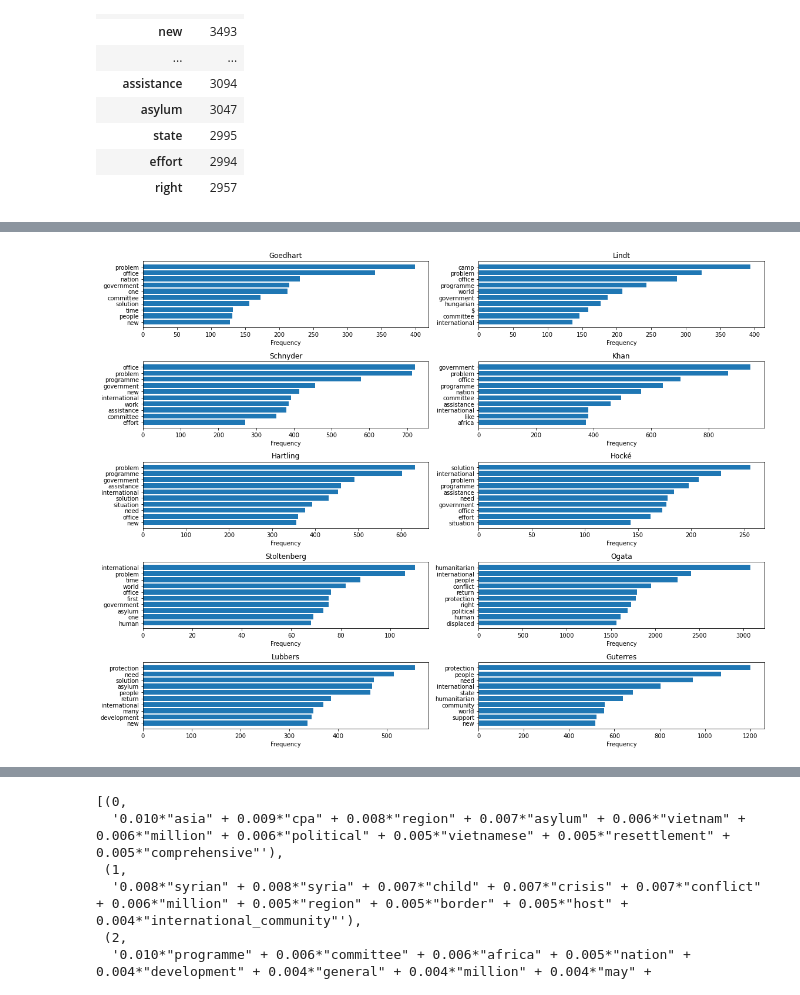
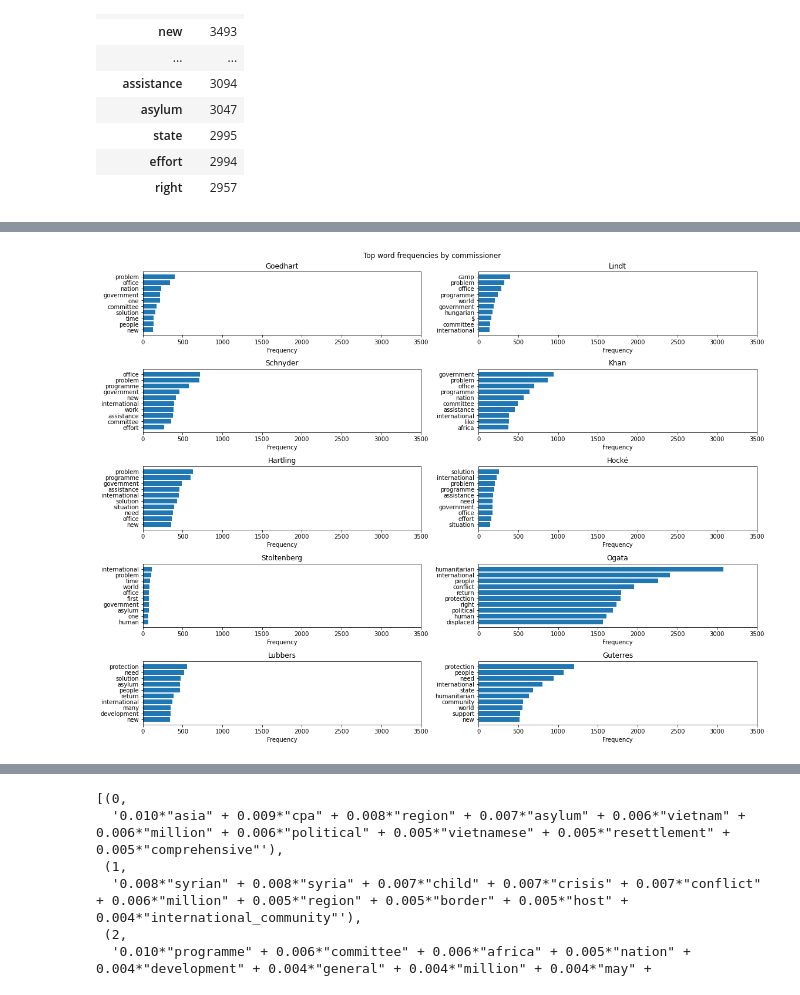
Before and after one commit to jswoodham/unhcr_speeches, a Jupyter notebook: Report.ipynb, the cells around one changed output, grey strips where cells are left out. Saved outputs shown, nothing was run; the diff lists cells and outputs as text; code cells hidden in the pictures.

```diff
--- a/Report.ipynb
+++ b/Report.ipynb
@@ -62,35 +140,38 @@ freq.columns = ['speaker', 'word', 'freq']
 ### Plot word frequencies by commissioner
 
 fig, ((ax1, ax2), (ax3, ax4), (ax5, ax6), (ax7, ax8), (ax9, ax10)) = plt.subplots(5, 2, figsize=(16, 12))
+
+plt.suptitle("Top word frequencies by commissioner")
 
 speaker = ['Goedhart',
            'Lindt',
            'Schnyder',
            'Khan',
            'Hartling',
            'Hocké',
            'Stoltenberg',
            'Ogata',
            'Lubbers',
            'Guterres']
 j = 1
 
 for n in speaker:
     a = eval('ax' + str(j))
 
     y_pos = freq[freq.speaker == n].word
 
     count = freq[freq.speaker == n].freq
 
     a.barh(y_pos, count)
 
     a.set_yticks(y_pos, labels=freq[freq.speaker == n].word)
     a.invert_yaxis()
     a.set_xlabel('Frequency')
     a.set_title(n)
+    a.set(xlim=(0,3500))
 
     j = j + 1
 
 plt.tight_layout()
 # %% [output]
-[figure, old version]
+[figure, new version]
```
Also changed, not shown: parts of 21 cells of this notebook, 1 other file.
